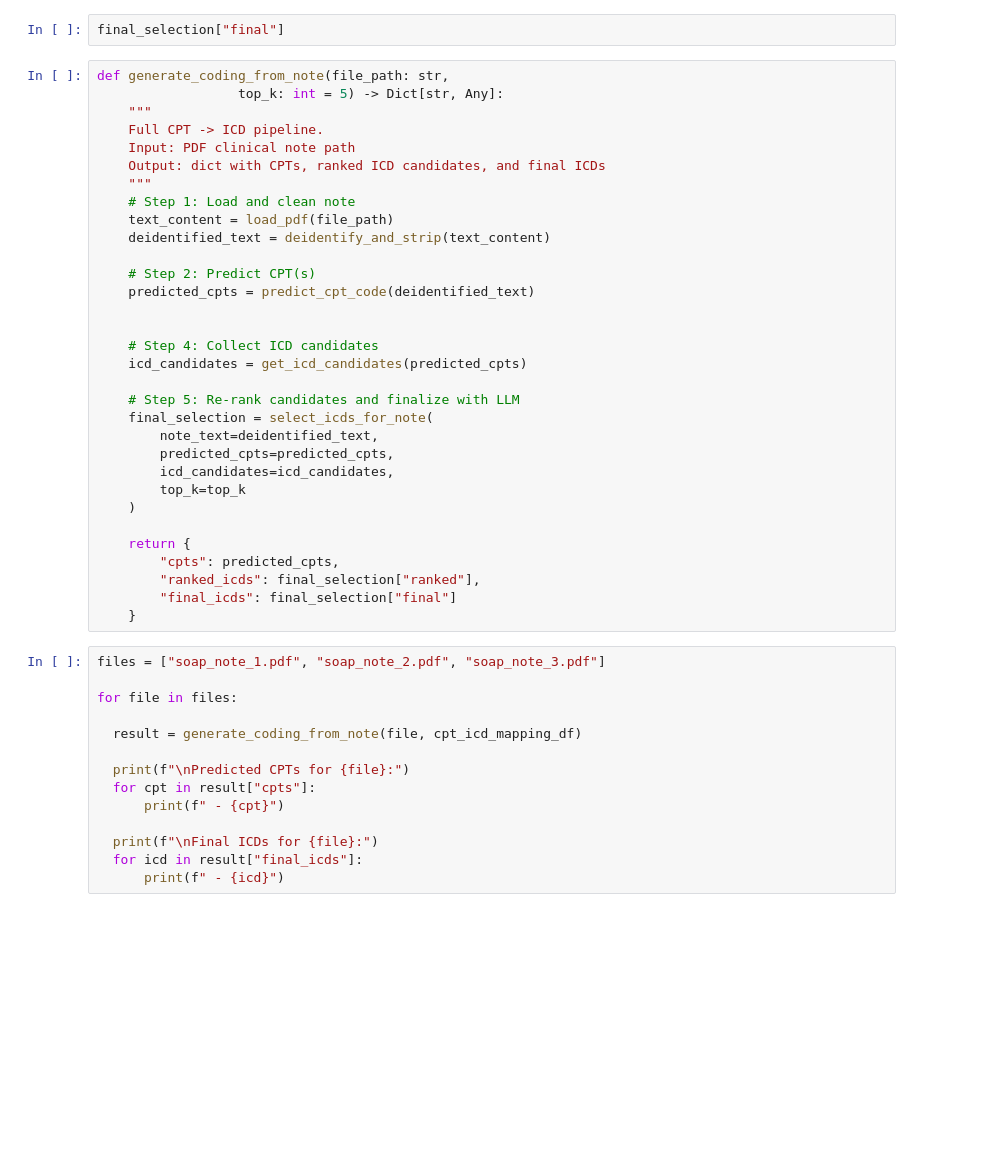
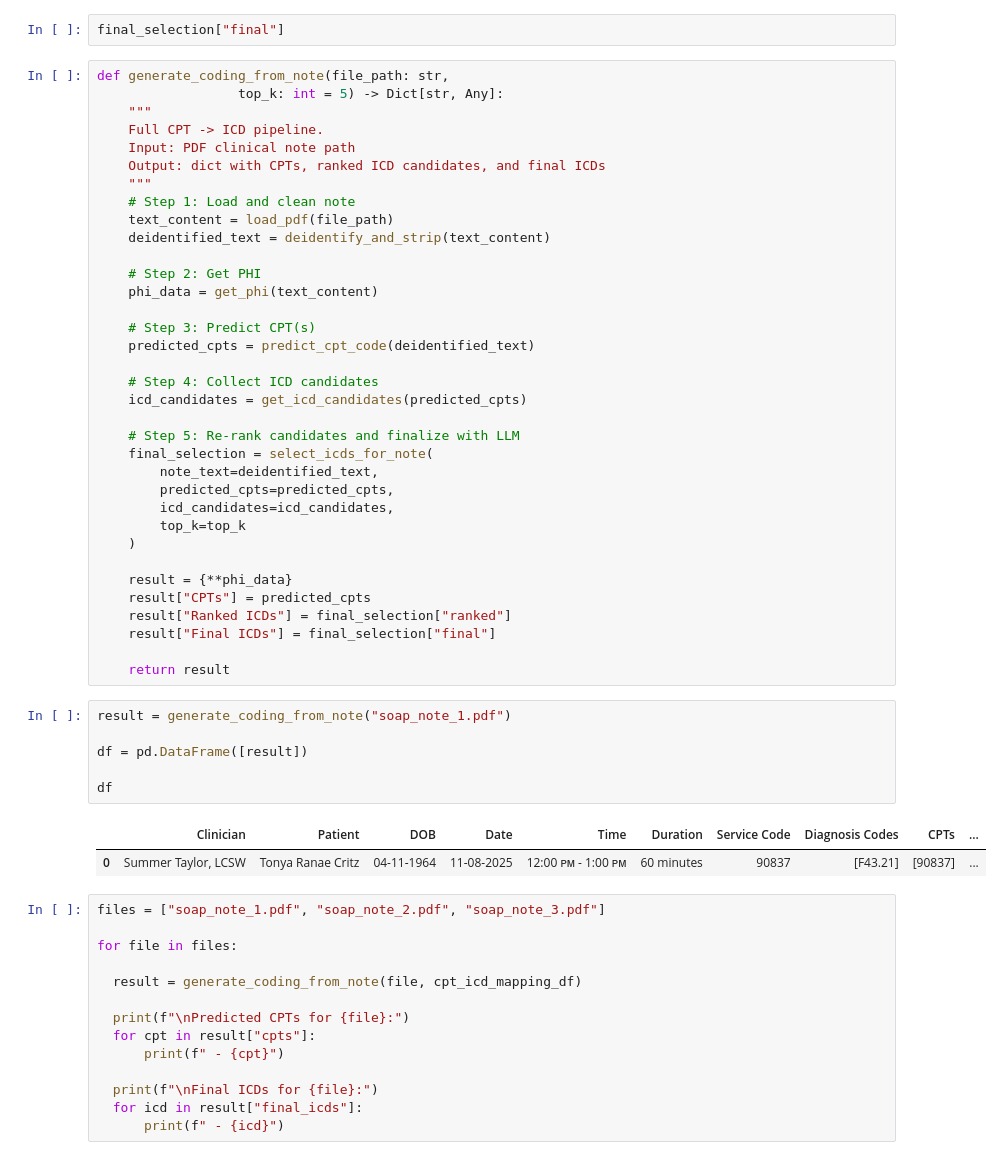
Before and after one commit to Im-Moazzam/MedCodeAI, a Jupyter notebook: CPT_to_ICD_mapping_better.ipynb, the cells around one changed output. Saved outputs shown, nothing was run; the diff lists cells and outputs as text; blank space fills up the shorter version.

```diff
--- a/CPT_to_ICD_mapping_better.ipynb
+++ b/CPT_to_ICD_mapping_better.ipynb
@@ -356,9 +449,11 @@ def generate_coding_from_note(file_path: str,
     text_content = load_pdf(file_path)
     deidentified_text = deidentify_and_strip(text_content)
 
-    # Step 2: Predict CPT(s)
+    # Step 2: Get PHI
+    phi_data = get_phi(text_content)
+
+    # Step 3: Predict CPT(s)
     predicted_cpts = predict_cpt_code(deidentified_text)
-
 
     # Step 4: Collect ICD candidates
     icd_candidates = get_icd_candidates(predicted_cpts)
@@ -371,11 +466,21 @@ def generate_coding_from_note(file_path: str,
         top_k=top_k
     )
 
-    return {
-        "cpts": predicted_cpts,
-        "ranked_icds": final_selection["ranked"],
-        "final_icds": final_selection["final"]
-    }
+    result = {**phi_data}
+    result["CPTs"] = predicted_cpts
+    result["Ranked ICDs"] = final_selection["ranked"]
+    result["Final ICDs"] = final_selection["final"]
+
+    return result
+# %%
+result = generate_coding_from_note("soap_note_1.pdf")
+
+df = pd.DataFrame([result])
+
+df
+# %% [output]
+|  | Clinician | Patient | DOB | Date | Time | Duration | Service Code | Diagnosis Codes | CPTs | ... |
+| 0 | Summer Taylor, LCSW | Tonya Ranae Critz | 04-11-1964 | 11-08-2025 | 12:00 ᴘᴍ - 1:00 ᴘᴍ | 60 minutes | 90837 | [F43.21] | [90837] | ... |
 # %%
 files = ["soap_note_1.pdf", "soap_note_2.pdf", "soap_note_3.pdf"]
 
```
Also changed, not shown: parts of 8 cells of this notebook.
